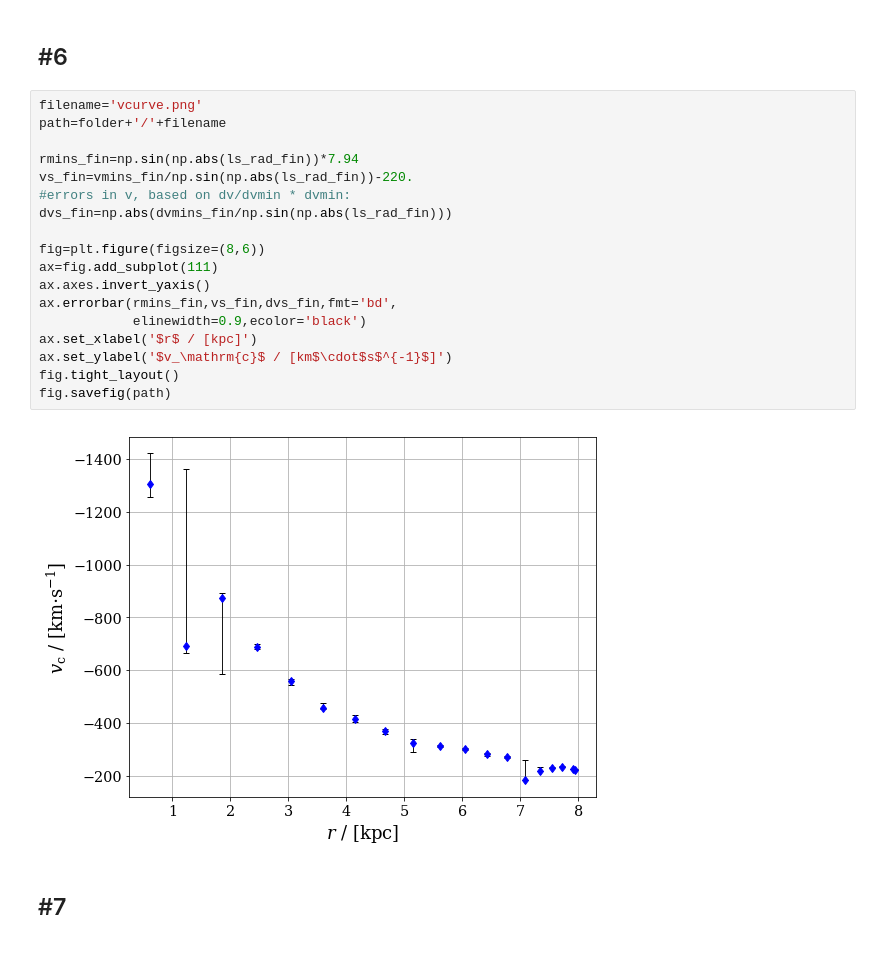
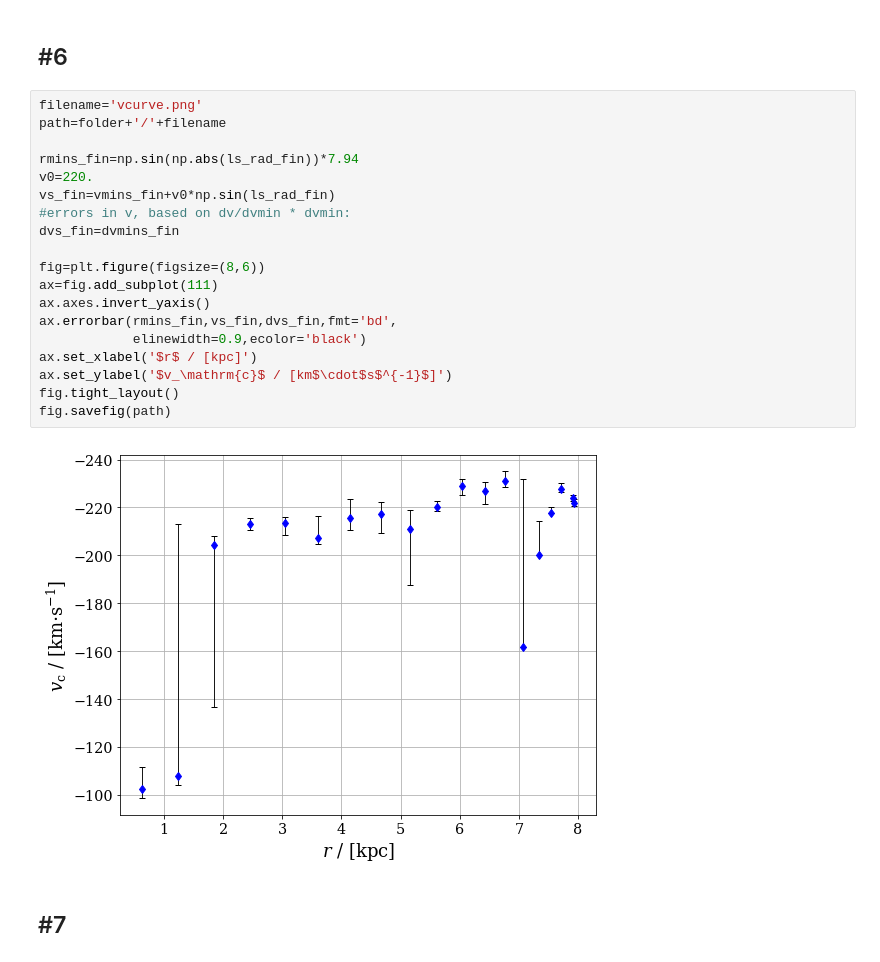
Before and after one commit to patricks1/phys343, a Jupyter notebook: lab03/lab03.ipynb, the cells around one changed output. Drawn from its saved outputs; the diff is of its cells as text.

```diff
--- a/lab03/lab03.ipynb
+++ b/lab03/lab03.ipynb
@@ -109,23 +109,24 @@ fig.savefig(path)
 # %%
 filename='vcurve.png'
 path=folder+'/'+filename
 
 rmins_fin=np.sin(np.abs(ls_rad_fin))*7.94
-vs_fin=vmins_fin/np.sin(np.abs(ls_rad_fin))-220.
+v0=220.
+vs_fin=vmins_fin+v0*np.sin(ls_rad_fin)
 #errors in v, based on dv/dvmin * dvmin:
-dvs_fin=np.abs(dvmins_fin/np.sin(np.abs(ls_rad_fin)))
+dvs_fin=dvmins_fin
 
 fig=plt.figure(figsize=(8,6))
 ax=fig.add_subplot(111)
 ax.axes.invert_yaxis()
 ax.errorbar(rmins_fin,vs_fin,dvs_fin,fmt='bd',
             elinewidth=0.9,ecolor='black')
 ax.set_xlabel('$r$ / [kpc]')
 ax.set_ylabel('$v_\mathrm{c}$ / [km$\cdot$s$^{-1}$]')
 fig.tight_layout()
 fig.savefig(path)
 # %% [output]
-[figure, old version]
+[figure, new version]
 # %% [markdown]
 ## #7
 # %%
```
Also changed, not shown: parts of 1 cell of this notebook, 1 other file.
